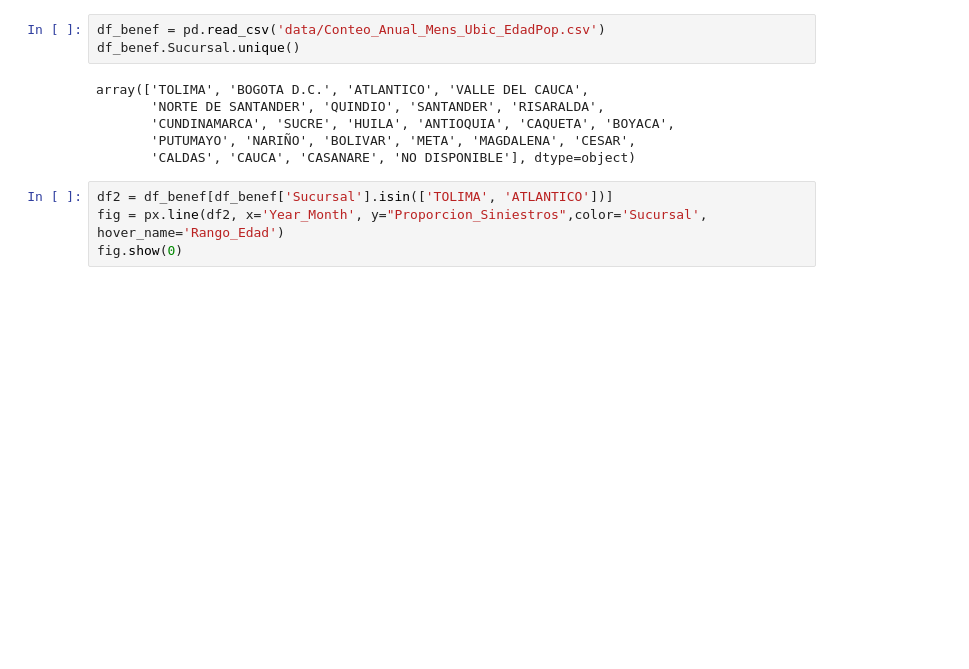
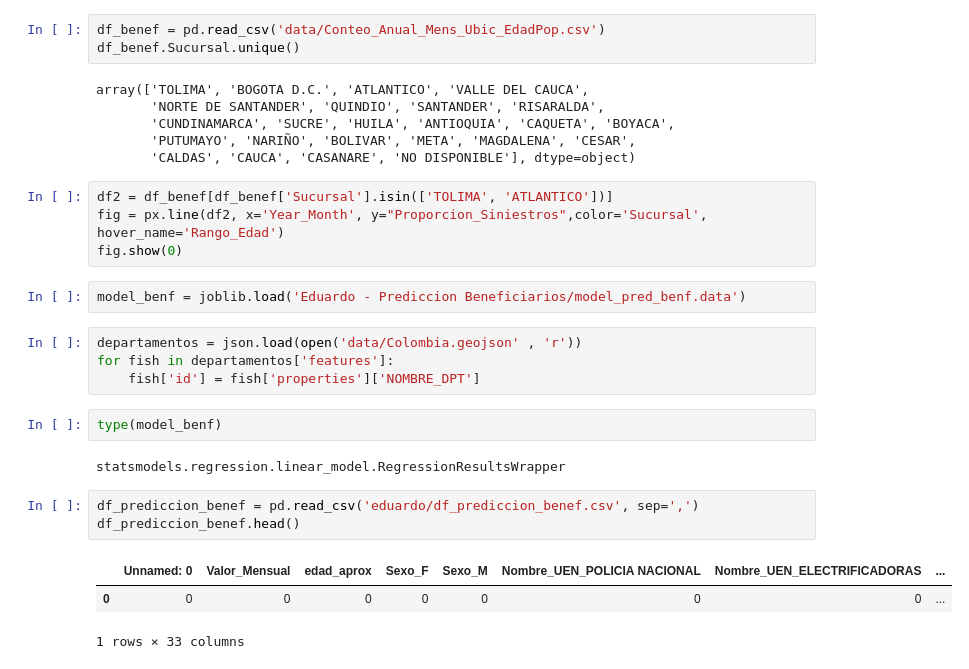
Before and after one commit to pedrazac95/DS4A_APP, a Jupyter notebook: app2.ipynb, the cells around one changed output. Saved outputs shown, nothing was run; the diff lists cells and outputs as text; blank space fills up the shorter version.

```diff
--- a/app2.ipynb
+++ b/app2.ipynb
@@ -38,3 +48,20 @@ array(['TOLIMA', 'BOGOTA D.C.', 'ATLANTICO', 'VALLE DEL CAUCA',
 df2 = df_benef[df_benef['Sucursal'].isin(['TOLIMA', 'ATLANTICO'])]
 fig = px.line(df2, x='Year_Month', y="Proporcion_Siniestros",color='Sucursal', hover_name='Rango_Edad')
 fig.show(0)
+# %%
+model_benf = joblib.load('Eduardo - Prediccion Beneficiarios/model_pred_benf.data')
+# %%
+departamentos = json.load(open('data/Colombia.geojson' , 'r'))
+for fish in departamentos['features']:
+    fish['id'] = fish['properties']['NOMBRE_DPT']
+# %%
+type(model_benf)
+# %% [output]
+statsmodels.regression.linear_model.RegressionResultsWrapper
+# %%
+df_prediccion_benef = pd.read_csv('eduardo/df_prediccion_benef.csv', sep=',')
+df_prediccion_benef.head()
+# %% [output]
+|  | Unnamed: 0 | Valor_Mensual | edad_aprox | Sexo_F | Sexo_M | Nombre_UEN_POLICIA NACIONAL | Nombre_UEN_ELECTRIFICADORAS | ... |
+| 0 | 0 | 0 | 0 | 0 | 0 | 0 | 0 | ... |
+1 rows × 33 columns
```
Also changed, not shown: parts of 11 cells of this notebook, 2 other files.
